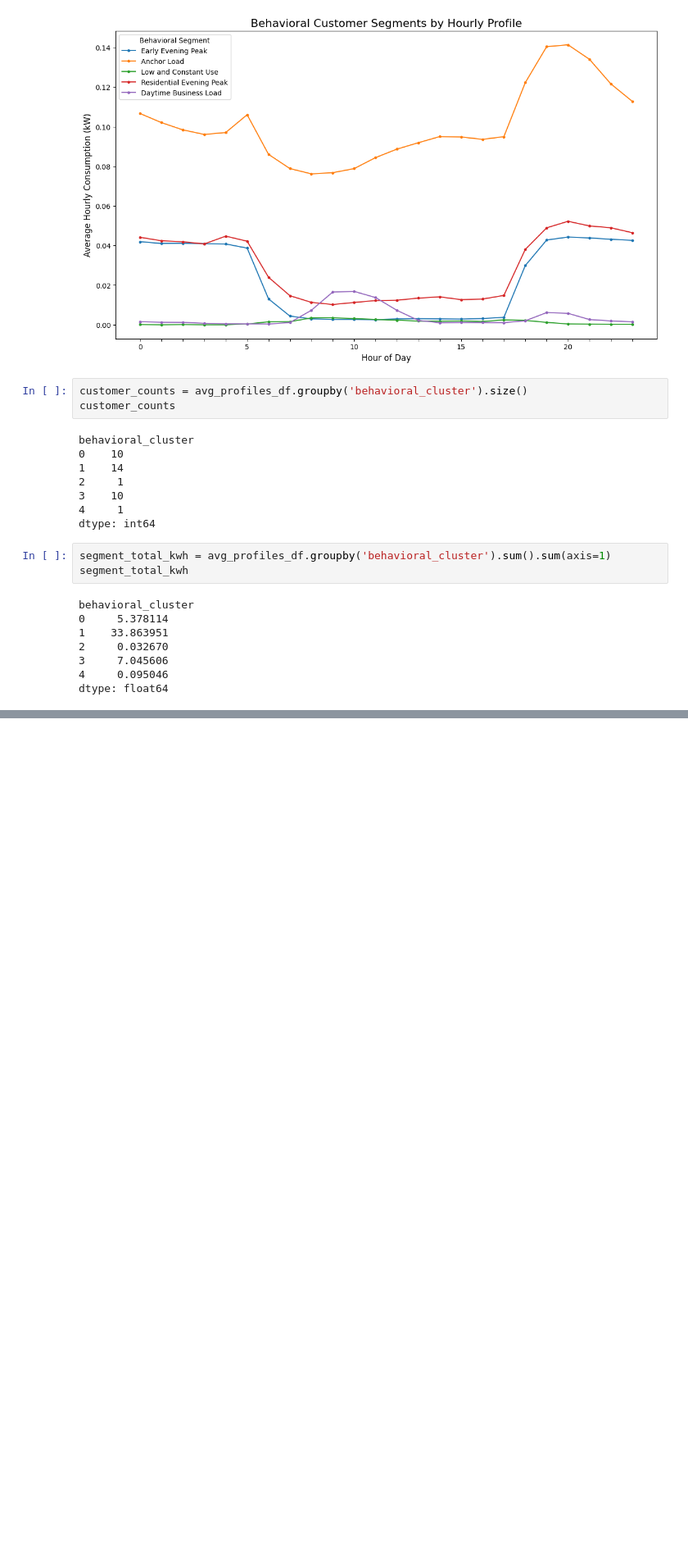
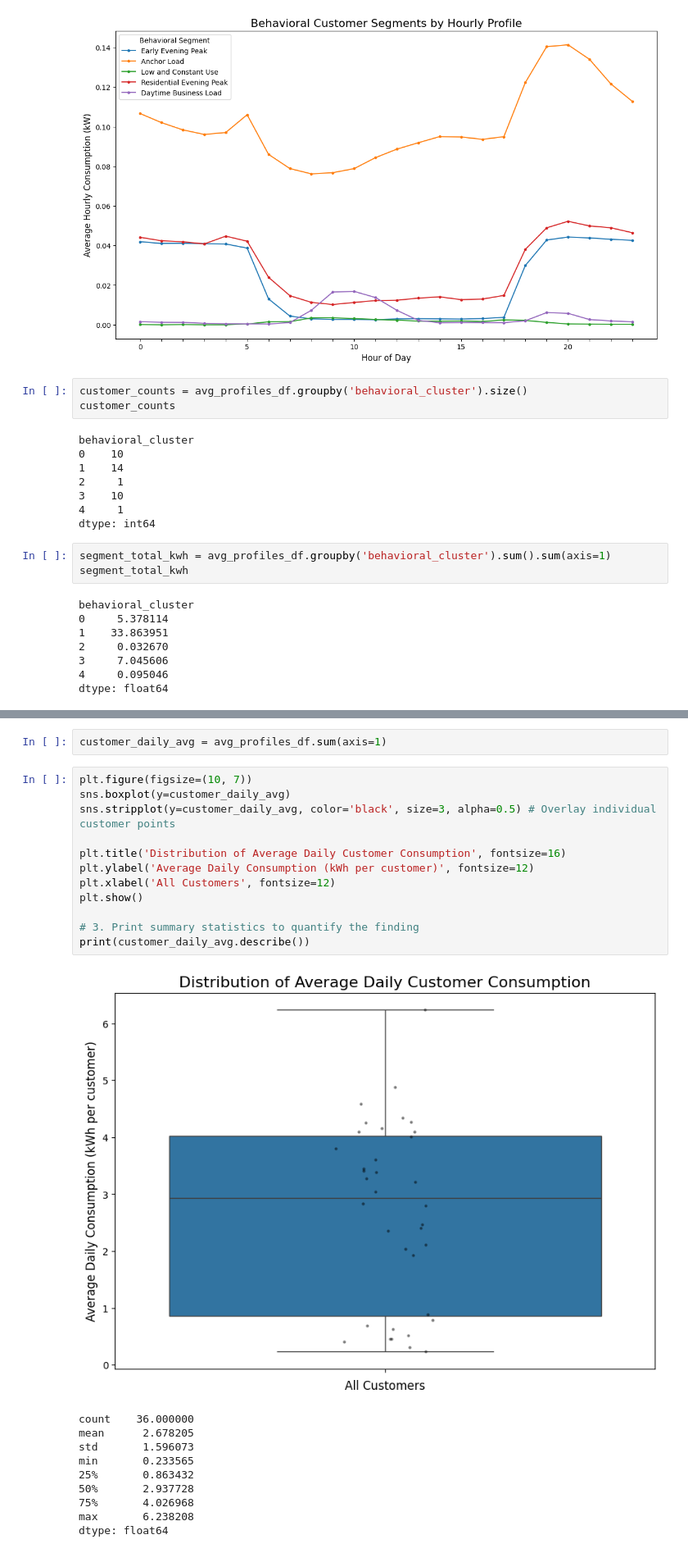
Before and after one commit to MrCupid75/Onaa-Mini-Grid-Customer-Segmentation, a Jupyter notebook: Daily Electricity Usage/main.ipynb, the cells around one changed output, grey strips where cells are left out. Shown at 82% size. Saved outputs shown, nothing was run; the diff lists cells and outputs as text; blank space fills up the shorter version.

```diff
--- a/Daily Electricity Usage/main.ipynb
+++ b/Daily Electricity Usage/main.ipynb
@@ -477,0 +544,25 @@ Low and Constant Use                     0.070386
+# %%
+customer_daily_avg = avg_profiles_df.sum(axis=1)
+# %%
+plt.figure(figsize=(10, 7))
+sns.boxplot(y=customer_daily_avg)
+sns.stripplot(y=customer_daily_avg, color='black', size=3, alpha=0.5) # Overlay individual customer points
+
+plt.title('Distribution of Average Daily Customer Consumption', fontsize=16)
+plt.ylabel('Average Daily Consumption (kWh per customer)', fontsize=12)
+plt.xlabel('All Customers', fontsize=12)
+plt.show()
+
+# 3. Print summary statistics to quantify the finding
+print(customer_daily_avg.describe())
+# %% [output]
+[figure, added]
+count    36.000000
+mean      2.678205
+std       1.596073
+min       0.233565
+25%       0.863432
+50%       2.937728
+75%       4.026968
+max       6.238208
+dtype: float64
```
Also changed, not shown: parts of 14 cells of this notebook, 7 other files.
